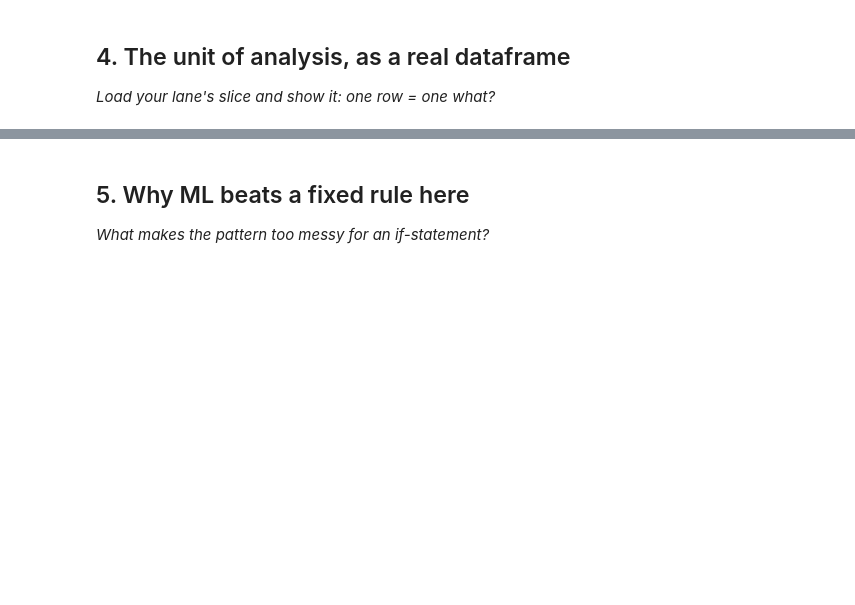
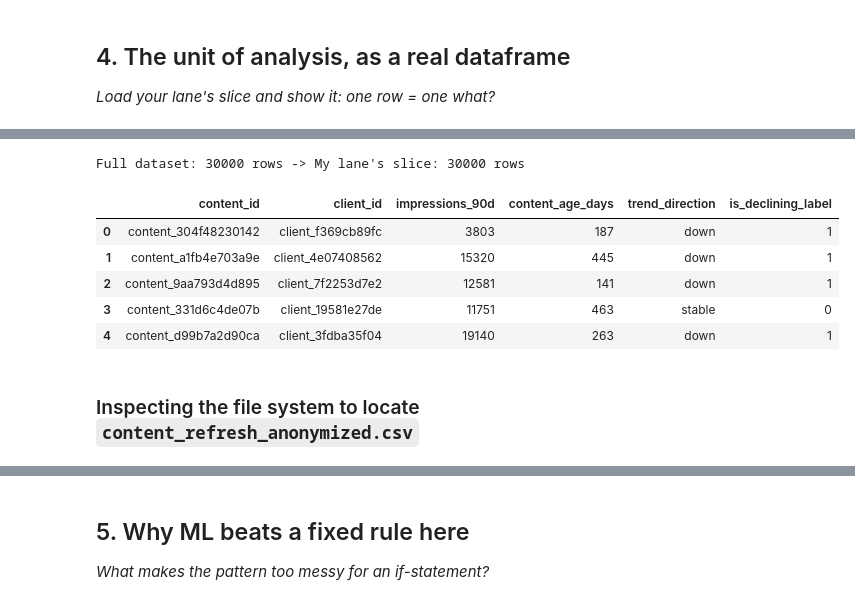
Before and after one commit to DuaaMahar5/FlyRank-internship-ml, a Jupyter notebook: work/notebooks/w02_ml_task_framing.ipynb, the cells around one changed output, grey strips where cells are left out. Drawn from its saved outputs; the diff is of its cells as text; code cells hidden in the pictures; blank space fills up the shorter version.

```diff
--- a/work/notebooks/w02_ml_task_framing.ipynb
+++ b/work/notebooks/w02_ml_task_framing.ipynb
@@ -36,0 +57,23 @@ This skeleton is yours to fill. Work the sections **in order** — each one has
+# %%
+import pandas as pd
+
+df = pd.read_csv("data/raw/content_refresh_anonymized.csv")
+
+# my lane's slice: pages with real traffic, old enough to show a trend
+lane_slice = df[(df["impressions_90d"] > 0) & (df["content_age_days"] >= 90)].copy()
+
+# Create the 'is_declining_label' from 'trend_direction' as per the skill's guidance
+lane_slice['is_declining_label'] = (lane_slice['trend_direction'] == 'down').astype(int)
+
+print(f"Full dataset: {len(df)} rows -> My lane's slice: {len(lane_slice)} rows")
+lane_slice[["content_id", "client_id", "impressions_90d", "content_age_days", "trend_direction", "is_declining_label"]].head()
+# %% [output]
+Full dataset: 30000 rows -> My lane's slice: 30000 rows
+|  | content_id | client_id | impressions_90d | content_age_days | trend_direction | is_declining_label |
+| 0 | content_304f48230142 | client_f369cb89fc | 3803 | 187 | down | 1 |
+| 1 | content_a1fb4e703a9e | client_4e07408562 | 15320 | 445 | down | 1 |
+| 2 | content_9aa793d4d895 | client_7f2253d7e2 | 12581 | 141 | down | 1 |
+| 3 | content_331d6c4de07b | client_19581e27de | 11751 | 463 | stable | 0 |
+| 4 | content_d99b7a2d90ca | client_3fdba35f04 | 19140 | 263 | down | 1 |
+# %% [markdown]
+### Inspecting the file system to locate `content_refresh_anonymized.csv`
```
Also changed, not shown: parts of 16 cells of this notebook.
